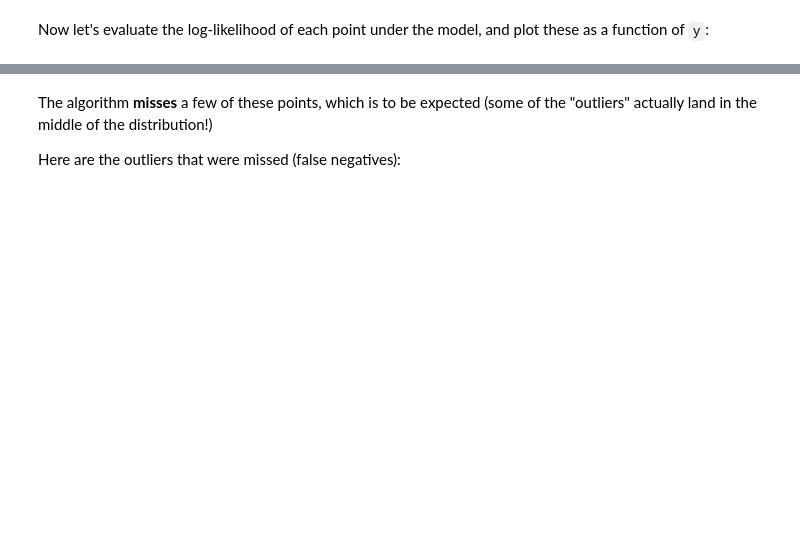
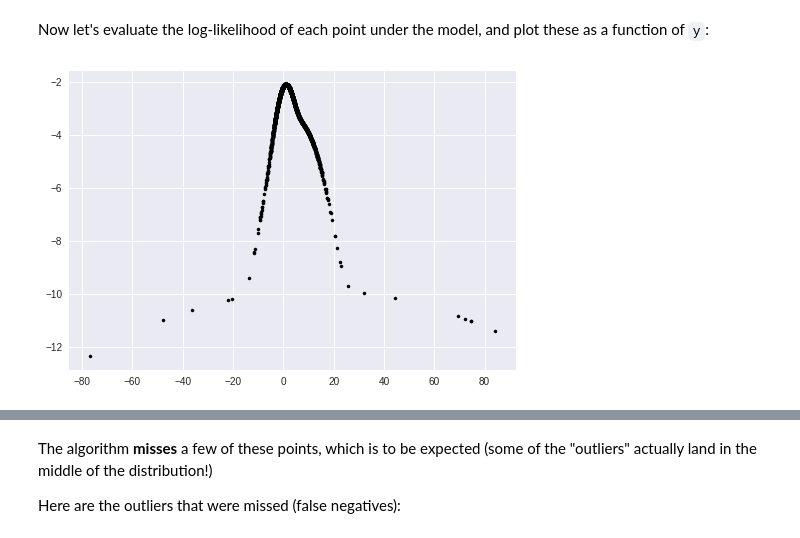
Before and after one commit to XNexuswolfX/DataScience, a Jupyter notebook: stats+linalg_gps_start21.ipynb, the cells around one changed output, grey strips where cells are left out. Drawn from its saved outputs; the diff is of its cells as text; code cells hidden in the pictures; blank space fills up the shorter version.

```diff
--- a/stats+linalg_gps_start21.ipynb
+++ b/stats+linalg_gps_start21.ipynb
@@ -1825,8 +1836,10 @@ plt.xlim(-15, 30);
 # %% [markdown]
 Now let's evaluate the log-likelihood of each point under the model, and plot these as a function of ``y``:
 # %%
-log_likelihood = clf.score_samples(y[:, np.newaxis])[0]
+log_likelihood = clf.score_samples(y[:, np.newaxis])
 plt.plot(y, log_likelihood, '.k');
+# %% [output]
+[figure, added]
 # %%
 detected_outliers = np.where(log_likelihood < -9)[0]
 
```
Also changed, not shown: parts of 10 cells of this notebook.
